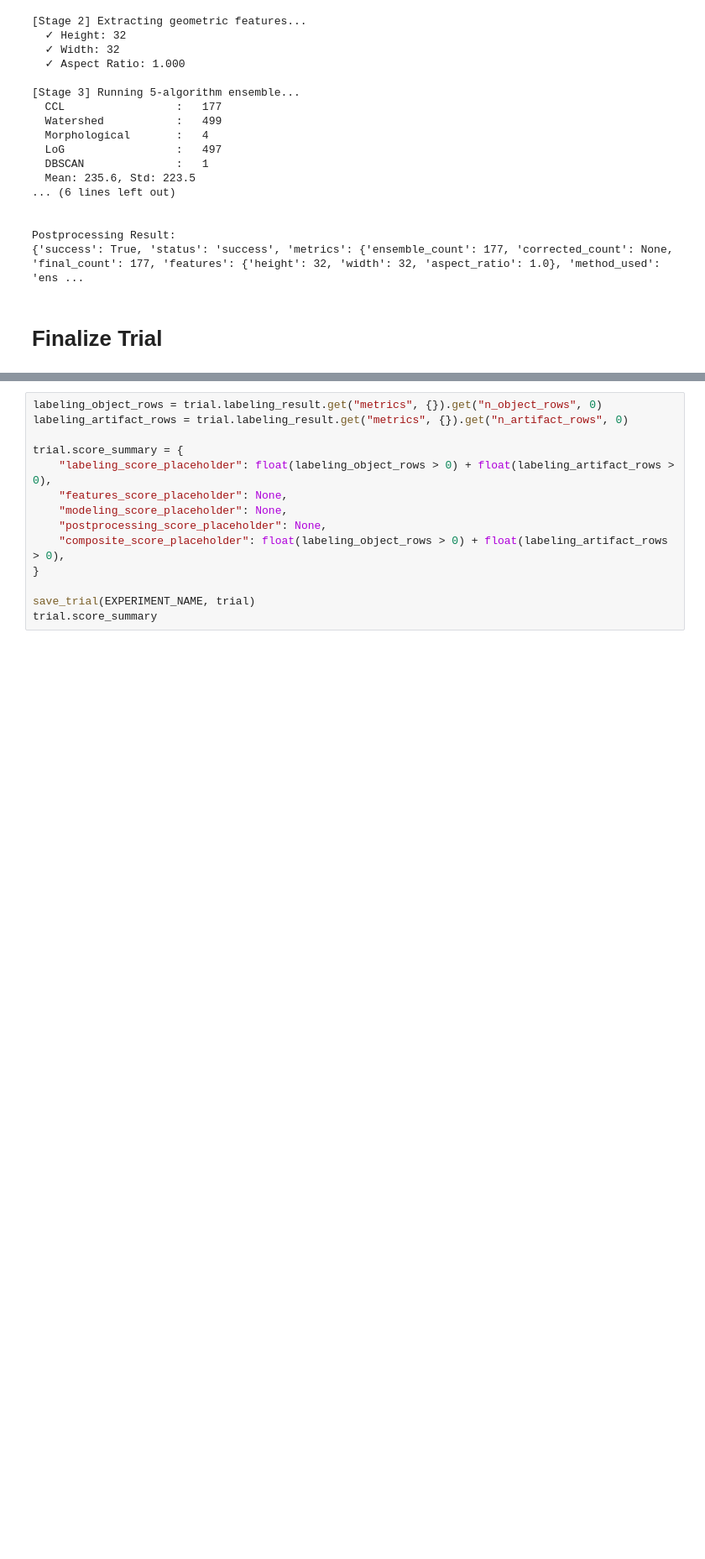
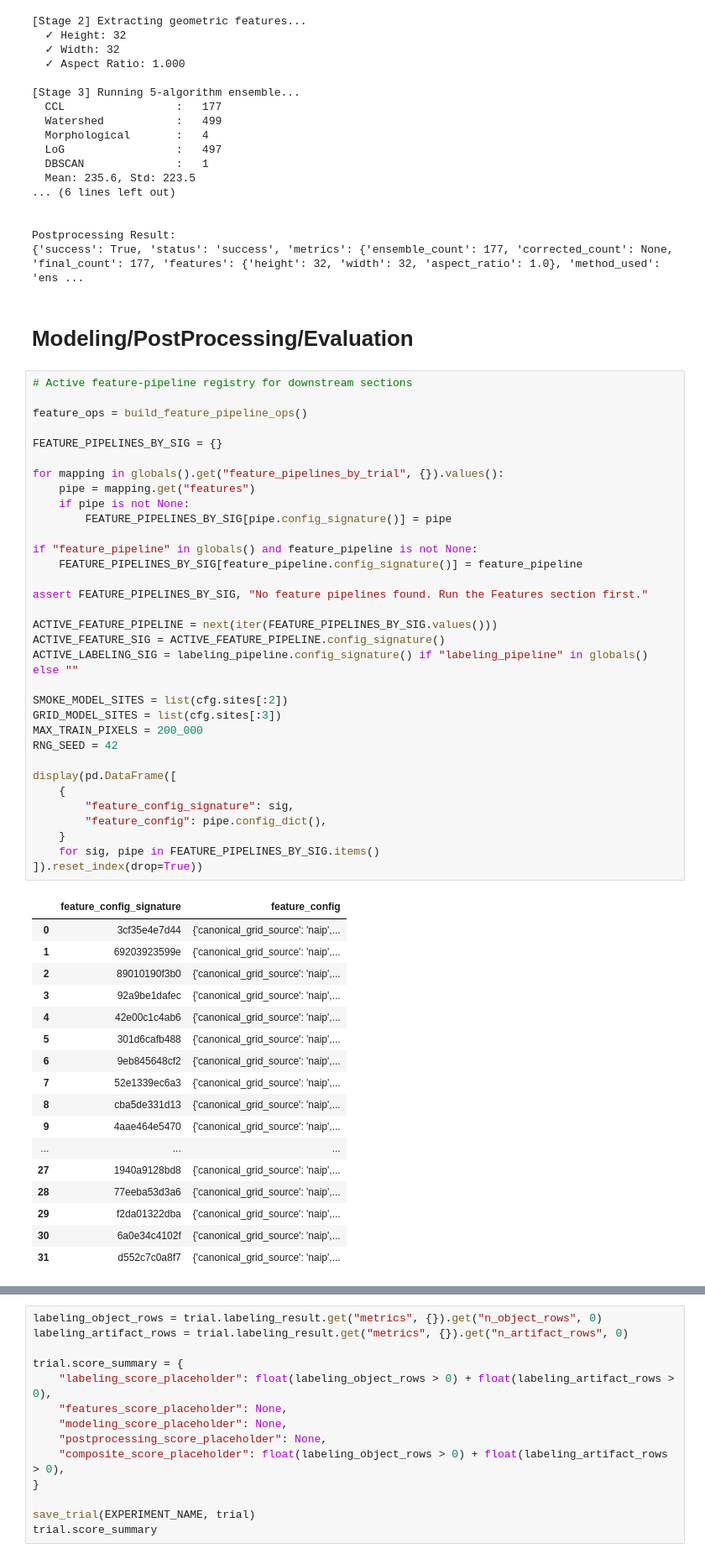
Before and after one commit to ICharmU/shrub, a Jupyter notebook: Final/main.ipynb, the cells around one changed output, grey strips where cells are left out. Shown at 84% size. Saved outputs shown, nothing was run; the diff lists cells and outputs as text; blank space fills up the shorter version.

```diff
--- a/Final/main.ipynb
+++ b/Final/main.ipynb
@@ -1987,5 +2007,56 @@ print(trial_pp.postprocessing_result)
 
 Postprocessing Result:
 {'success': True, 'status': 'success', 'metrics': {'ensemble_count': 177, 'corrected_count': None, 'final_count': 177, 'features': {'height': 32, 'width': 32, 'aspect_ratio': 1.0}, 'method_used': 'ens ...
-# %% [markdown]
-# Finalize Trial
+# %% [markdown]
+# Modeling/PostProcessing/Evaluation
+# %%
+# Active feature-pipeline registry for downstream sections
+
+feature_ops = build_feature_pipeline_ops()
+
+FEATURE_PIPELINES_BY_SIG = {}
+
+for mapping in globals().get("feature_pipelines_by_trial", {}).values():
+    pipe = mapping.get("features")
+    if pipe is not None:
+        FEATURE_PIPELINES_BY_SIG[pipe.config_signature()] = pipe
+
+if "feature_pipeline" in globals() and feature_pipeline is not None:
+    FEATURE_PIPELINES_BY_SIG[feature_pipeline.config_signature()] = feature_pipeline
+
+assert FEATURE_PIPELINES_BY_SIG, "No feature pipelines found. Run the Features section first."
+
+ACTIVE_FEATURE_PIPELINE = next(iter(FEATURE_PIPELINES_BY_SIG.values()))
+ACTIVE_FEATURE_SIG = ACTIVE_FEATURE_PIPELINE.config_signature()
+ACTIVE_LABELING_SIG = labeling_pipeline.config_signature() if "labeling_pipeline" in globals() else ""
+
+SMOKE_MODEL_SITES = list(cfg.sites[:2])
+GRID_MODEL_SITES = list(cfg.sites[:3])
+MAX_TRAIN_PIXELS = 200_000
+RNG_SEED = 42
+
+display(pd.DataFrame([
+    {
+        "feature_config_signature": sig,
+        "feature_config": pipe.config_dict(),
+    }
+    for sig, pipe in FEATURE_PIPELINES_BY_SIG.items()
+]).reset_index(drop=True))
+# %% [output]
+|  | feature_config_signature | feature_config |
+| 0 | 3cf35e4e7d44 | {'canonical_grid_source': 'naip',... |
+| 1 | 69203923599e | {'canonical_grid_source': 'naip',... |
+| 2 | 89010190f3b0 | {'canonical_grid_source': 'naip',... |
+| 3 | 92a9be1dafec | {'canonical_grid_source': 'naip',... |
+| 4 | 42e00c1c4ab6 | {'canonical_grid_source': 'naip',... |
+| 5 | 301d6cafb488 | {'canonical_grid_source': 'naip',... |
+| 6 | 9eb845648cf2 | {'canonical_grid_source': 'naip',... |
+| 7 | 52e1339ec6a3 | {'canonical_grid_source': 'naip',... |
+| 8 | cba5de331d13 | {'canonical_grid_source': 'naip',... |
+| 9 | 4aae464e5470 | {'canonical_grid_source': 'naip',... |
+| ... | ... | ... |
+| 27 | 1940a9128bd8 | {'canonical_grid_source': 'naip',... |
+| 28 | 77eeba53d3a6 | {'canonical_grid_source': 'naip',... |
+| 29 | f2da01322dba | {'canonical_grid_source': 'naip',... |
+| 30 | 6a0e34c4102f | {'canonical_grid_source': 'naip',... |
+| 31 | d552c7c0a8f7 | {'canonical_grid_source': 'naip',... |
```
Also changed, not shown: parts of 26 cells of this notebook, 4 other files.
